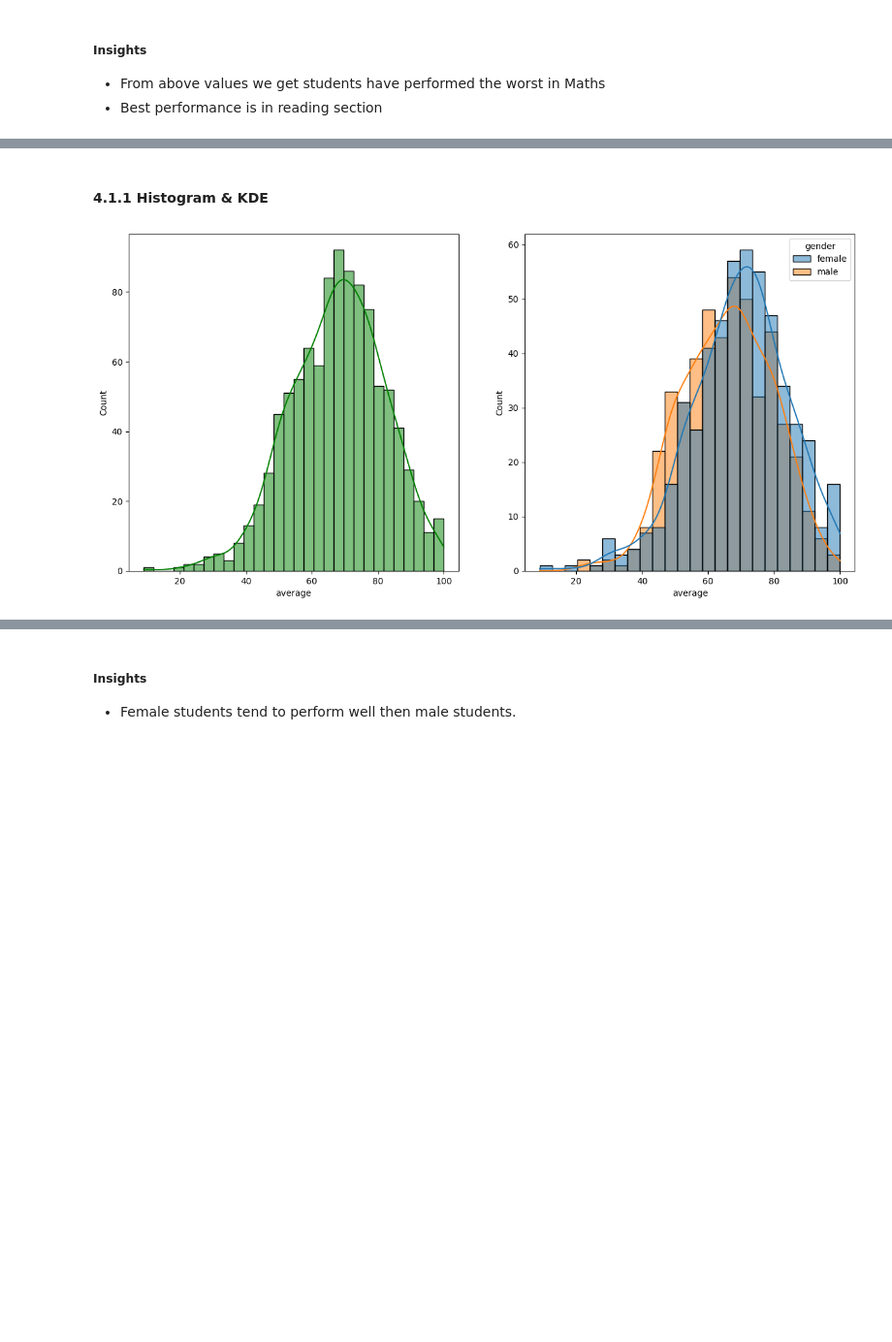
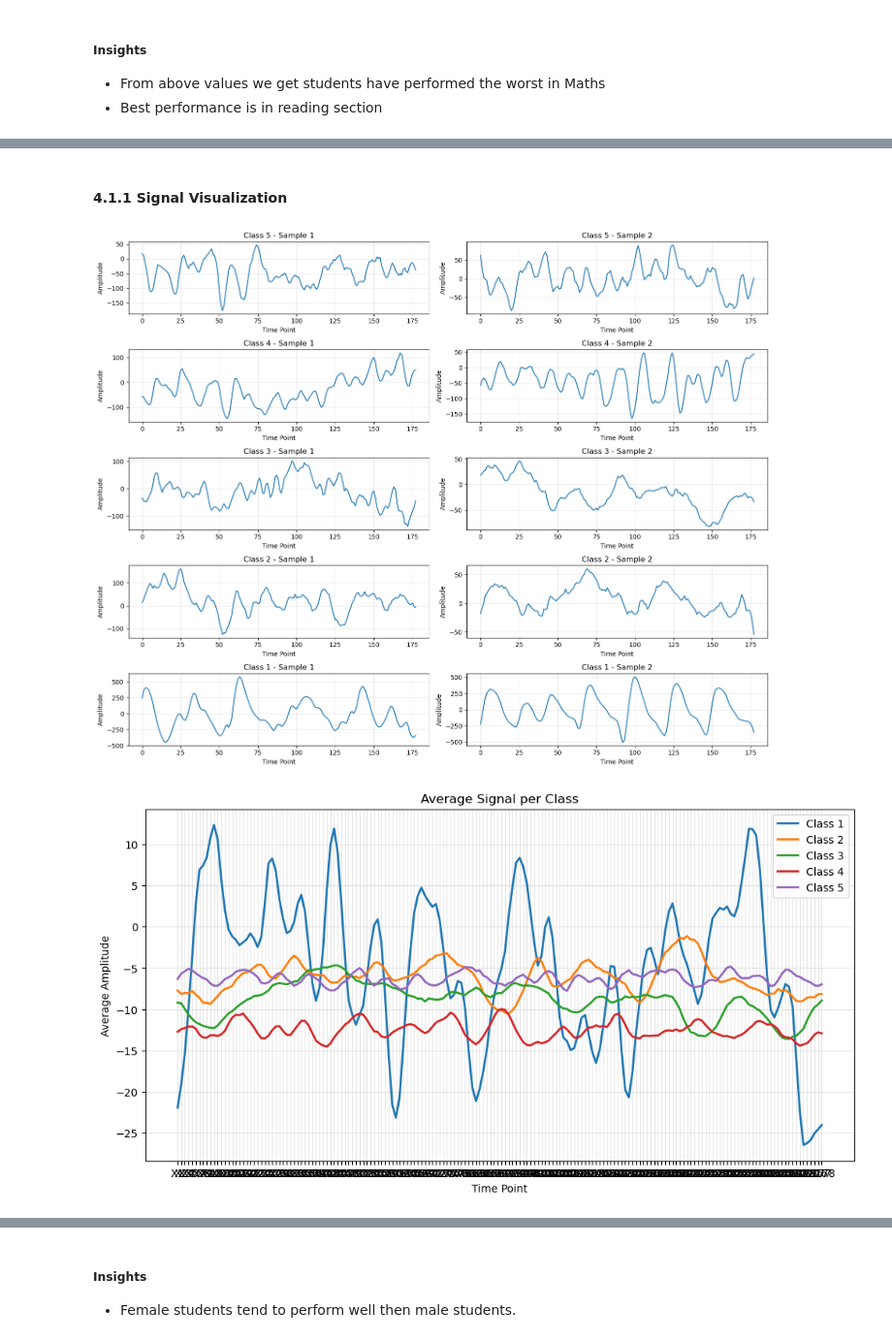
Before and after one commit to arushv1/EEG-Analysis, a Jupyter notebook: notebook/01_EDA_EEGDATA.ipynb, the cells around one changed output, grey strips where cells are left out. Shown at 97% size. Drawn from its saved outputs; the diff is of its cells as text; code cells hidden in the pictures; blank space fills up the shorter version.

```diff
--- a/notebook/01_EDA_EEGDATA.ipynb
+++ b/notebook/01_EDA_EEGDATA.ipynb
@@ -195,7 +179,15 @@ df.head(2)
 # %% [markdown]
 ### 3.8 Adding columns for "Total Score" and "Average"
 # %%
-df['total score'] = df['math_score'] + df['reading_score'] + df['writing_score']
-df['average'] = df['total score']/3
-df.head()
+df = pd.read_csv('/Users/arush/Documents/ML Projects/EEG/data/raw/data.csv')
+num_df = df.iloc[:,1:-1]
+#print(num_df)
+num_df['total'] = num_df.abs().sum(axis=1)
+#print(num_df)
+num_df['average'] = num_df['total']/178
+#print(num_df)
+
+df['total'] = num_df['total']
+df['average'] = num_df['average']
+print(df.iloc[:,-3:][:50])
 # %% [output]
@@ -240,13 +229,40 @@ Number of students with less than 20 marks in Reading: 1
 - Kernel Distribution Function (KDE)
 # %% [markdown]
-#### 4.1.1 Histogram & KDE
+#### 4.1.1 Signal Visualization
 # %%
-fig, axs = plt.subplots(1, 2, figsize=(15, 7))
-plt.subplot(121)
-sns.histplot(data=df,x='average',bins=30,kde=True,color='g')
-plt.subplot(122)
-sns.histplot(data=df,x='average',kde=True,hue='gender')
+# Plot sample signals from each class
+fig, axes = plt.subplots(5, 2, figsize=(15, 12))
+axes = axes.flatten()
+
+for i, class_label in enumerate(df['y'].unique()):
+    # Get 2 random samples from each class
+    samples = df[df['y'] == class_label].sample(2, random_state=42)
+
+    for j, (idx, row) in enumerate(samples.iterrows()):
+        ax = axes[i*2 + j]
+        signal = row[1:-3].values  # Exclude ID and y
+        ax.plot(signal)
+        ax.set_title(f'Class {class_label} - Sample {j+1}')
+        ax.set_xlabel('Time Point')
+        ax.set_ylabel('Amplitude')
+        ax.grid(True, alpha=0.3)
+
+plt.tight_layout()
 plt.show()
+
+# Average signal per class
+plt.figure(figsize=(12, 6))
+for class_label in sorted(df['y'].unique()):
+    mean_signal = df[df['y'] == class_label].iloc[:, 1:-3].mean()
+    plt.plot(mean_signal, label=f'Class {class_label}', linewidth=2)
+
+plt.title('Average Signal per Class')
+plt.xlabel('Time Point')
+plt.ylabel('Average Amplitude')
+plt.legend()
+plt.grid(True, alpha=0.3)
+plt.show()
 # %% [output]
-[figure, old version]
+[figure, new version]
+[figure, added]
 # %%
```
Also changed, not shown: parts of 9 cells of this notebook, 9 other files.
